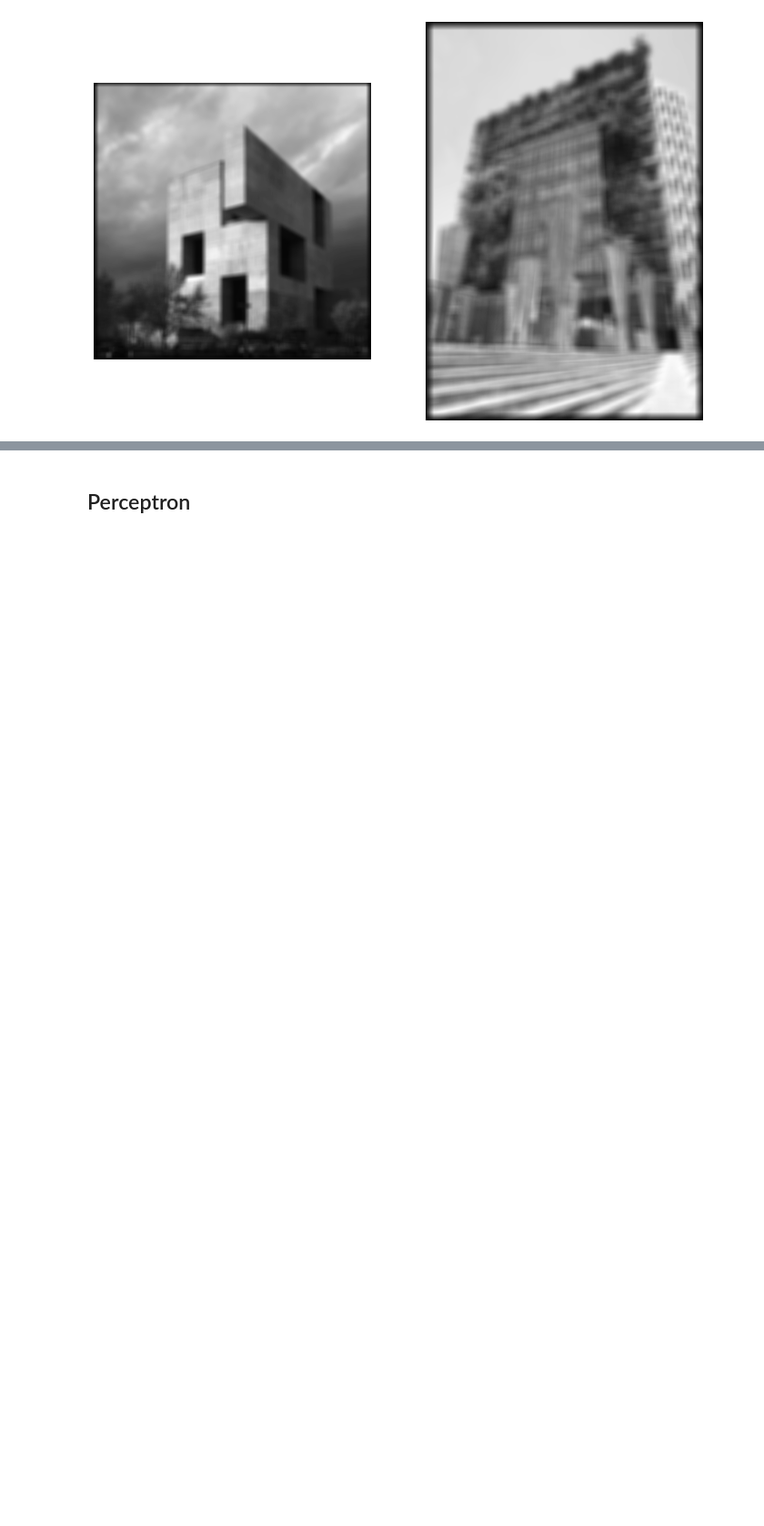
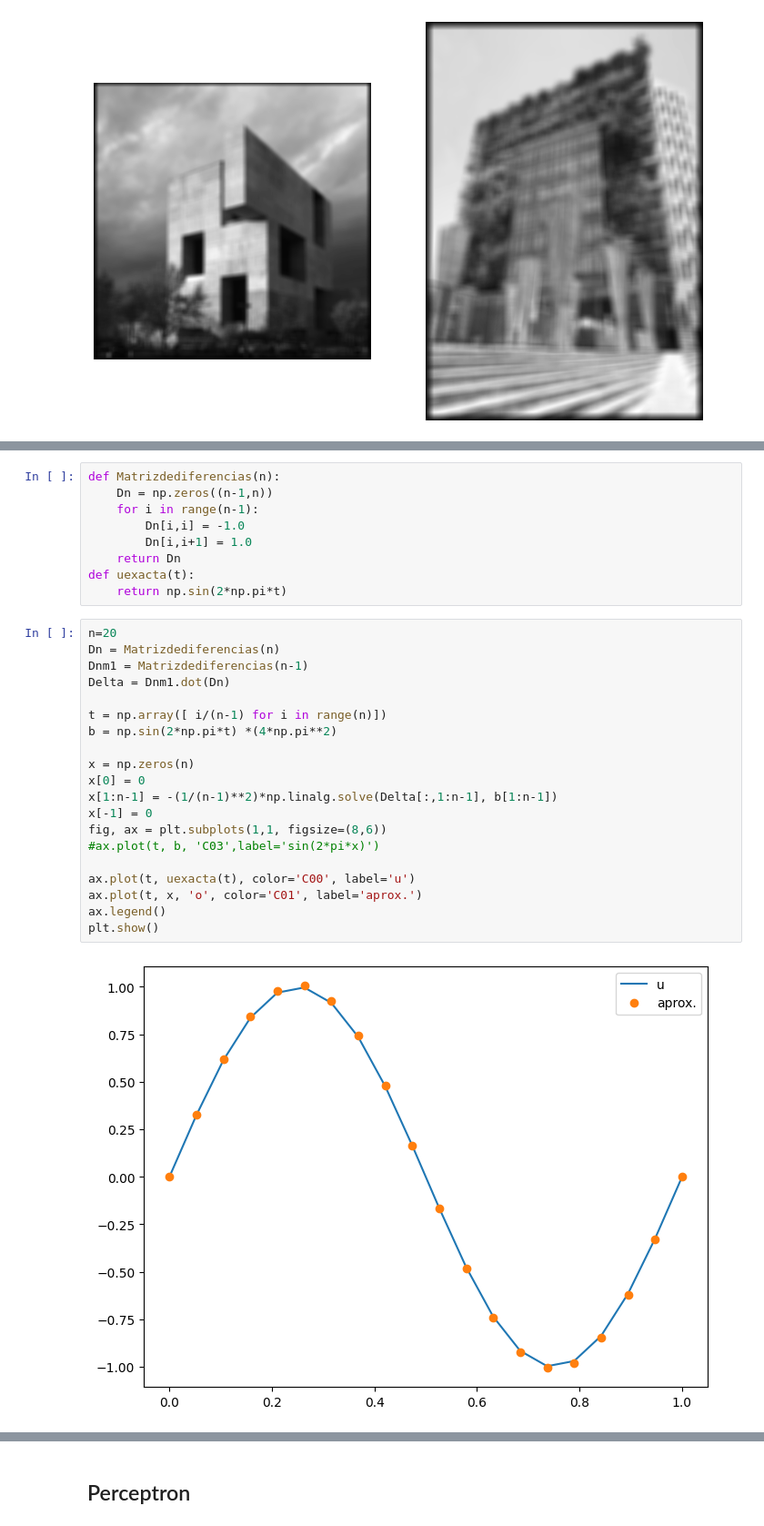
Before and after one commit to ManuelSanchezUribe/IMT3850, a Jupyter notebook: Jupyternotebooks2024/Semana2/AlgebraLineal2.ipynb, the cells around one changed output, grey strips where cells are left out. Shown at 91% size. Drawn from its saved outputs; the diff is of its cells as text; blank space fills up the shorter version.

```diff
--- a/Jupyternotebooks2024/Semana2/AlgebraLineal2.ipynb
+++ b/Jupyternotebooks2024/Semana2/AlgebraLineal2.ipynb
@@ -619,0 +667,31 @@ plt.show()
+# %%
+def Matrizdediferencias(n):
+    Dn = np.zeros((n-1,n))
+    for i in range(n-1):
+        Dn[i,i] = -1.0
+        Dn[i,i+1] = 1.0
+    return Dn
+def uexacta(t):
+    return np.sin(2*np.pi*t)
+# %%
+n=20
+Dn = Matrizdediferencias(n)
+Dnm1 = Matrizdediferencias(n-1)
+Delta = Dnm1.dot(Dn)
+
+t = np.array([ i/(n-1) for i in range(n)])
+b = np.sin(2*np.pi*t) *(4*np.pi**2)
+
+x = np.zeros(n)
+x[0] = 0
+x[1:n-1] = -(1/(n-1)**2)*np.linalg.solve(Delta[:,1:n-1], b[1:n-1])
+x[-1] = 0
+fig, ax = plt.subplots(1,1, figsize=(8,6))
+#ax.plot(t, b, 'C03',label='sin(2*pi*x)')
+
+ax.plot(t, uexacta(t), color='C00', label='u')
+ax.plot(t, x, 'o', color='C01', label='aprox.')
+ax.legend()
+plt.show()
+# %% [output]
+[figure, added]
```
Also changed, not shown: parts of 10 cells of this notebook, 1 other file.
